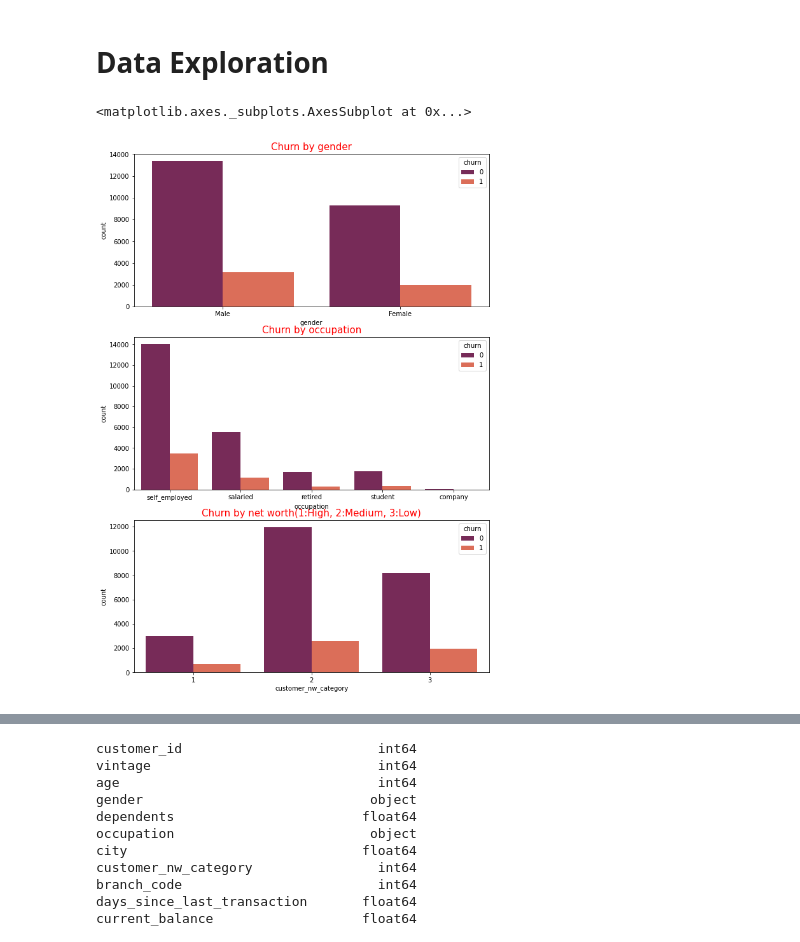
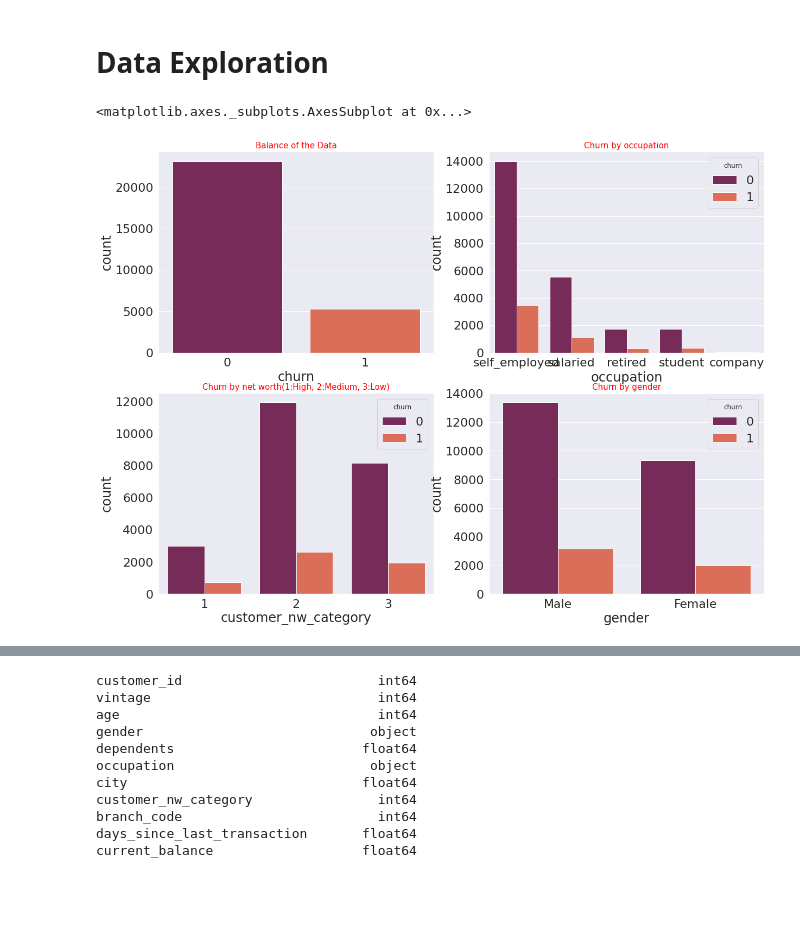
Before and after one commit to spctr01/Customer-propensity-to-churn-Prediction, a Jupyter notebook: Churn_prediction.ipynb, the cells around one changed output, grey strips where cells are left out. Saved outputs shown, nothing was run; the diff lists cells and outputs as text; code cells hidden in the pictures; blank space fills up the shorter version.

```diff
--- a/Churn_prediction.ipynb
+++ b/Churn_prediction.ipynb
@@ -32,18 +32,21 @@ data.describe()
 # %% [markdown]
 # **Data Exploration**
 # %%
-fig , ax = plt.subplots(3,1, figsize = (10,15))
+fig , ax = plt.subplots(2,2, figsize = (20,15))
 
-ax[0].set_title('Churn by gender', color='red', fontsize=15)
-sns.countplot('gender', data=data, hue='churn', palette='rocket', ax=ax[0])
+ax[0,0].set_title('Balance of the Data', color='red', fontsize=15)
+sns.countplot('churn', data=data,  palette='rocket', ax=ax[0,0])
 
-ax[1].set_title('Churn by occupation', color='red', fontsize=15)
-sns.countplot('occupation', data=data, hue='churn', palette='rocket', ax=ax[1])
+ax[0,1].set_title('Churn by occupation', color='red', fontsize=15)
+sns.countplot('occupation', data=data, hue='churn', palette='rocket', ax=ax[0,1])
 
-ax[2].set_title('Churn by net worth(1:High, 2:Medium, 3:Low)', color='red', fontsize=15)
-sns.countplot('customer_nw_category', data=data, hue='churn', palette='rocket', ax=ax[2])
+ax[1,0].set_title('Churn by net worth(1:High, 2:Medium, 3:Low)', color='red', fontsize=15)
+sns.countplot('customer_nw_category', data=data, hue='churn', palette='rocket', ax=ax[1,0])
+
+ax[1,1].set_title('Churn by gender', color='red', fontsize=15)
+sns.countplot('gender', data=data, hue='churn', palette='rocket', ax=ax[1,1])
 # %% [output]
 <matplotlib.axes._subplots.AxesSubplot at 0x...>
-[figure, old version]
+[figure, new version]
 # %%
 print(data.shape)
```
Also changed, not shown: parts of 7 cells of this notebook.
